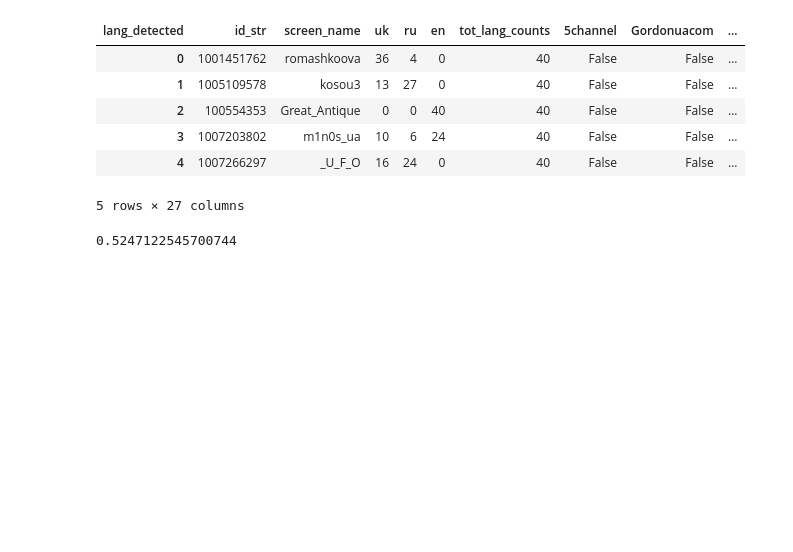
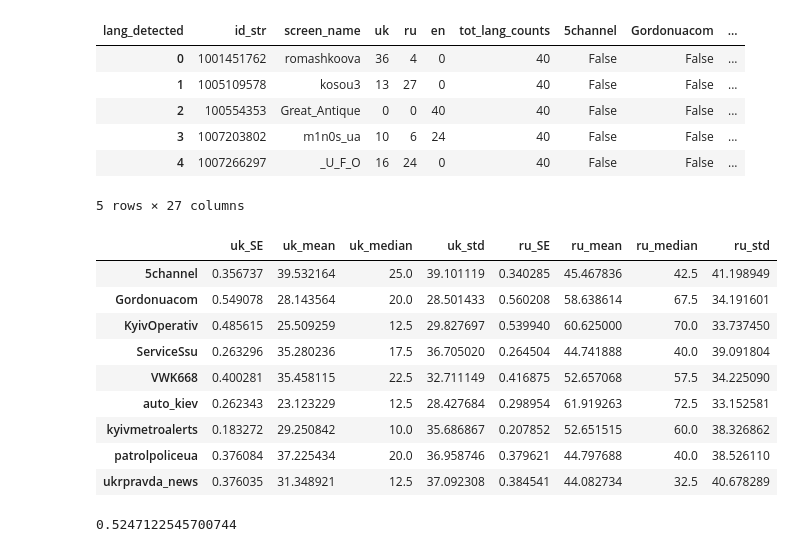
Before and after one commit to pgervila/Explore_bilingualism_in_cities, a Jupyter notebook: explore_city_langs.ipynb, the cells around one changed output. Drawn from its saved outputs; the diff is of its cells as text; code cells hidden in the pictures; blank space fills up the shorter version.

```diff
--- a/explore_city_langs.ipynb
+++ b/explore_city_langs.ipynb
@@ -27,3 +27,14 @@ from RW_tweets import RandomWalkCityTweets
 ### SELECT EXACTLY n TWEETS per USER
 # %%
 Kiev_data = RandomWalkCityTweets('city_random_walks.h5', 'Kiev')
+# %%
+num_tweets_for_stats = 40
+langs_selected = Kiev_data.langs_for_postprocess[Kiev_data.city]
+Kiev_data.load_tweets_from_followers()
+tff = Kiev_data.tweets_from_followers
+# define function to select only users with > num_tweets_for_stats
+fun_filter = lambda x: len(x) >= num_tweets_for_stats
+tff = tff.groupby('screen_name', as_index=False).filter(fun_filter)
+# define fun to select num_tweets_for_stats per user
+fun_select = lambda obj: obj.iloc[:num_tweets_for_stats, :]
+tff = tff.groupby('screen_name', as_index=False).apply(fun_select)
@@ -42,3 +57,16 @@ Kiev_data.data_stats.head()
+# %%
+Kiev_data.stats_per_root_acc
+# %% [output]
+|  | uk_SE | uk_mean | uk_median | uk_std | ru_SE | ru_mean | ru_median | ru_std |
+| 5channel | 0.356737 | 39.532164 | 25.0 | 39.101119 | 0.340285 | 45.467836 | 42.5 | 41.198949 |
+| Gordonuacom | 0.549078 | 28.143564 | 20.0 | 28.501433 | 0.560208 | 58.638614 | 67.5 | 34.191601 |
+| KyivOperativ | 0.485615 | 25.509259 | 12.5 | 29.827697 | 0.539940 | 60.625000 | 70.0 | 33.737450 |
+| ServiceSsu | 0.263296 | 35.280236 | 17.5 | 36.705020 | 0.264504 | 44.741888 | 40.0 | 39.091804 |
+| VWK668 | 0.400281 | 35.458115 | 22.5 | 32.711149 | 0.416875 | 52.657068 | 57.5 | 34.225090 |
+| auto_kiev | 0.262343 | 23.123229 | 12.5 | 28.427684 | 0.298954 | 61.919263 | 72.5 | 33.152581 |
+| kyivmetroalerts | 0.183272 | 29.250842 | 10.0 | 35.686867 | 0.207852 | 52.651515 | 60.0 | 38.326862 |
+| patrolpoliceua | 0.376084 | 37.225434 | 20.0 | 36.958746 | 0.379621 | 44.797688 | 40.0 | 38.526110 |
+| ukrpravda_news | 0.376035 | 31.348921 | 12.5 | 37.092308 | 0.384541 | 44.082734 | 32.5 | 40.678289 |
 # %%
 Kiev_data.data_stats.ru.sum() / Kiev_data.data_stats.tot_lang_counts.sum()
 # %% [output]
```
Also changed, not shown: parts of 7 cells of this notebook, 1 other file.
